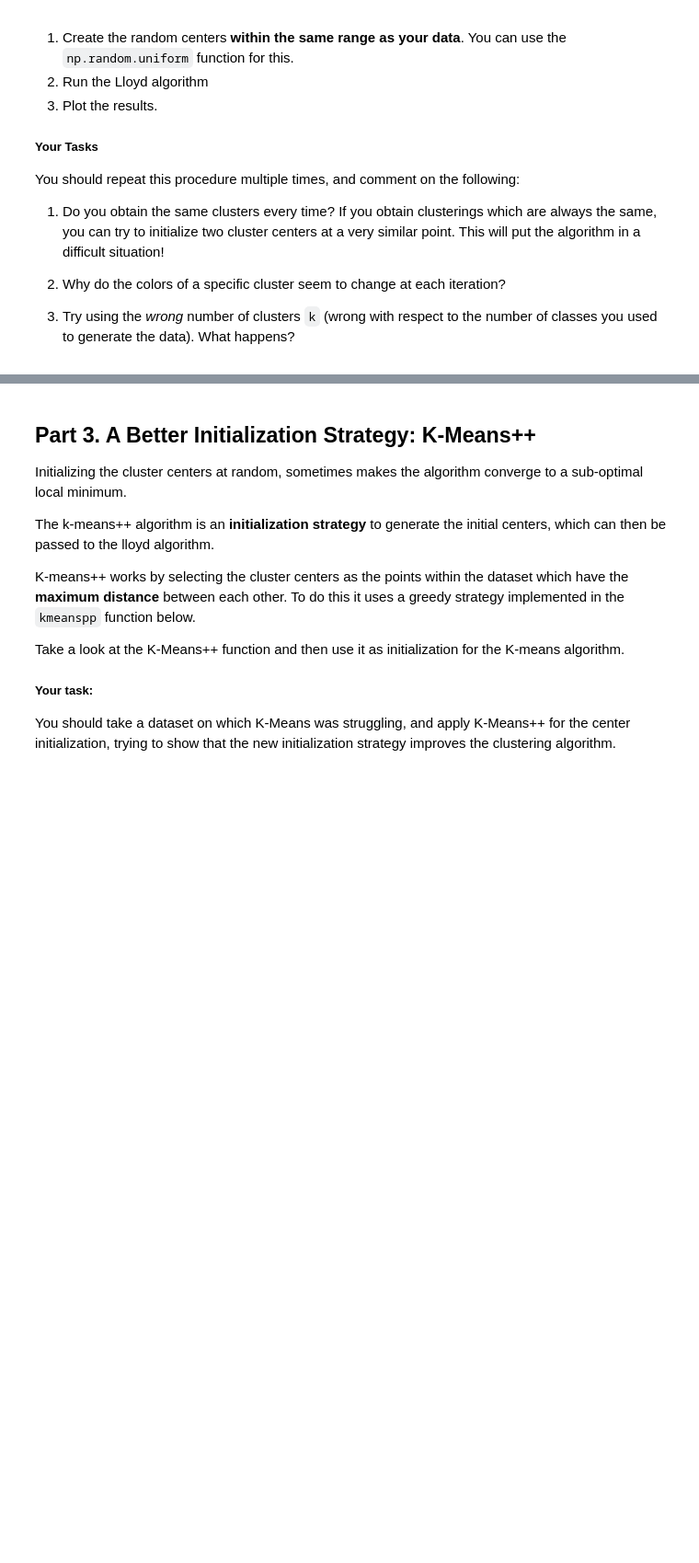
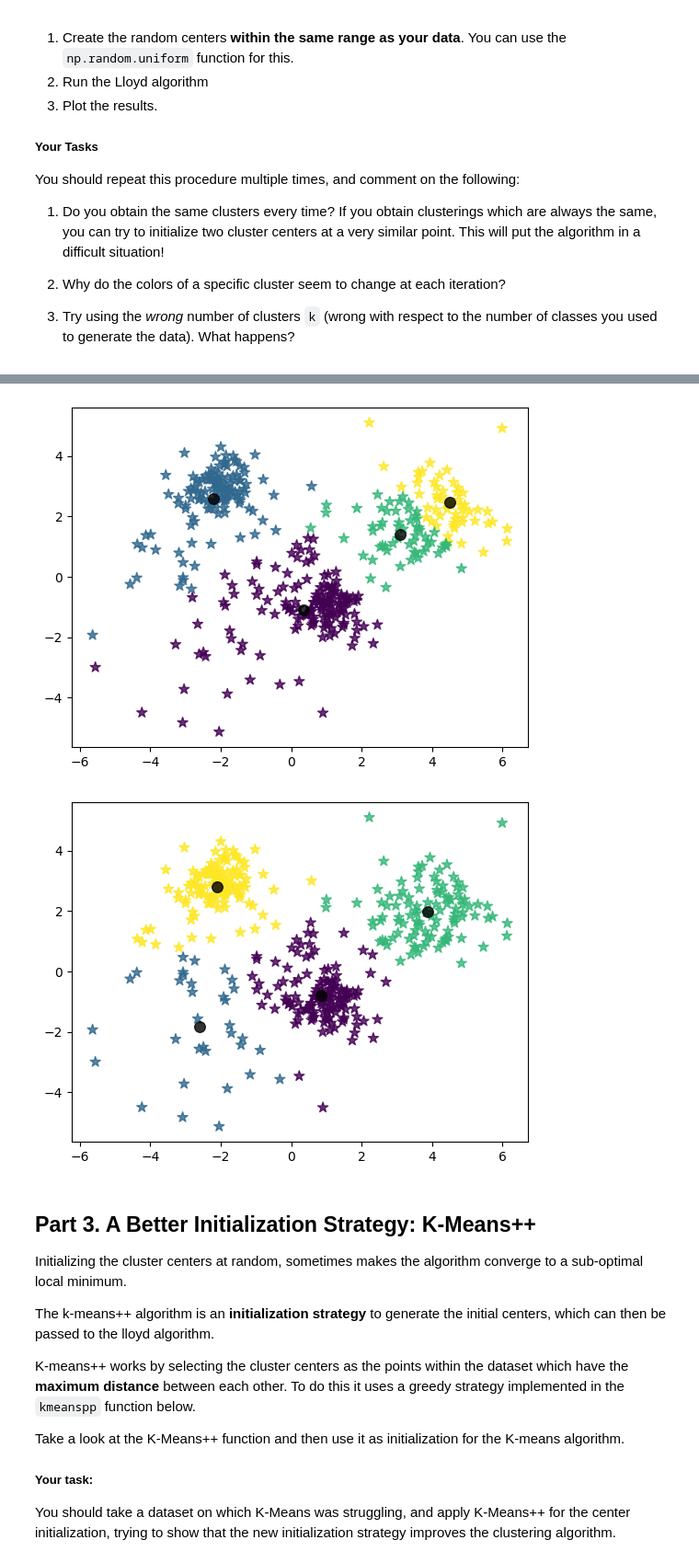
Before and after one commit to mariomine88/Unige_code, a Jupyter notebook: Master/First/ML/lab7/Lab7-KMeans.ipynb, the cells around one changed output, grey strips where cells are left out. Shown at 92% size. Cells and saved outputs as stored; diff of their text form; code cells hidden in the pictures; blank space fills up the shorter version.

```diff
--- a/Master/First/ML/lab7/Lab7-KMeans.ipynb
+++ b/Master/First/ML/lab7/Lab7-KMeans.ipynb
@@ -95,18 +95,18 @@ def lloyd(X, centers, max_iter=1000):
         # Compute Squared Euclidean distance (i.e. the squared distance)
         # between each cluster centre and each observation
         # TODO: put your code here
-        dist = ...
+        dist = np.sum((X[:, np.newaxis, :] - centers[np.newaxis, :, :]) ** 2, axis=2)
 
         # Assign data to clusters:
         # for each point, find the closest center in terms of euclidean distance
         # TODO: put your code here
-        c_asg = ...
+        c_asg = np.argmin(dist, axis=1)
 
         # Update cluster center
         for c in range(k):
             # Remember: cluster may be empty, handle gracefully
             # TODO: put your code here
-            centers[c] = ...
+            centers[c] = X[c_asg == c].mean(axis=0) if np.any(c_asg == c) else centers[c]
 
     return c_asg, centers
 # %% [markdown]
@@ -138,18 +140,34 @@ plt.scatter(X[:,0], X[:,1], s=70, c=Y, alpha=0.8);
 # %%
 # Try with a random initialization of the centers.
 # TODO: put your code here
-k = ...
+k = 4
 centers0 = rng.uniform(low=np.amin(X, 0), high=np.amax(X, 0), size=(k, X.shape[1]))
 
 # Call the lloyd function
 # TODO: put your code here
-Iv, centers = ...
+Iv, centers = lloyd(X, centers0, max_iter=100)
 
 # Visualize the final clusters and their centroids
 plt.scatter(X[:,0], X[:,1], s=70, c=Iv, marker='*', alpha=0.8)
 plt.scatter(centers[:,0], centers[:,1], s=70, c='k', alpha=0.8);
 
 # NOTE: Try with different random seeds!
+random_seed = 67
+
+k = 4
+centers0 = rng.uniform(low=np.amin(X, 0), high=np.amax(X, 0), size=(k, X.shape[1]))
+
+# Call the lloyd function
+# TODO: put your code here
+Iv, centers = lloyd(X, centers0, max_iter=100)
+
+# Visualize the final clusters and their centroids
+plt.show()
+plt.scatter(X[:,0], X[:,1], s=70, c=Iv, marker='*', alpha=0.8)
+plt.scatter(centers[:,0], centers[:,1], s=70, c='k', alpha=0.8);
+# %% [output]
+[figure, added]
+[figure, added]
 # %% [markdown]
 ## Part 3. A Better Initialization Strategy: K-Means++
 
```
Also changed, not shown: parts of 4 cells of this notebook.
